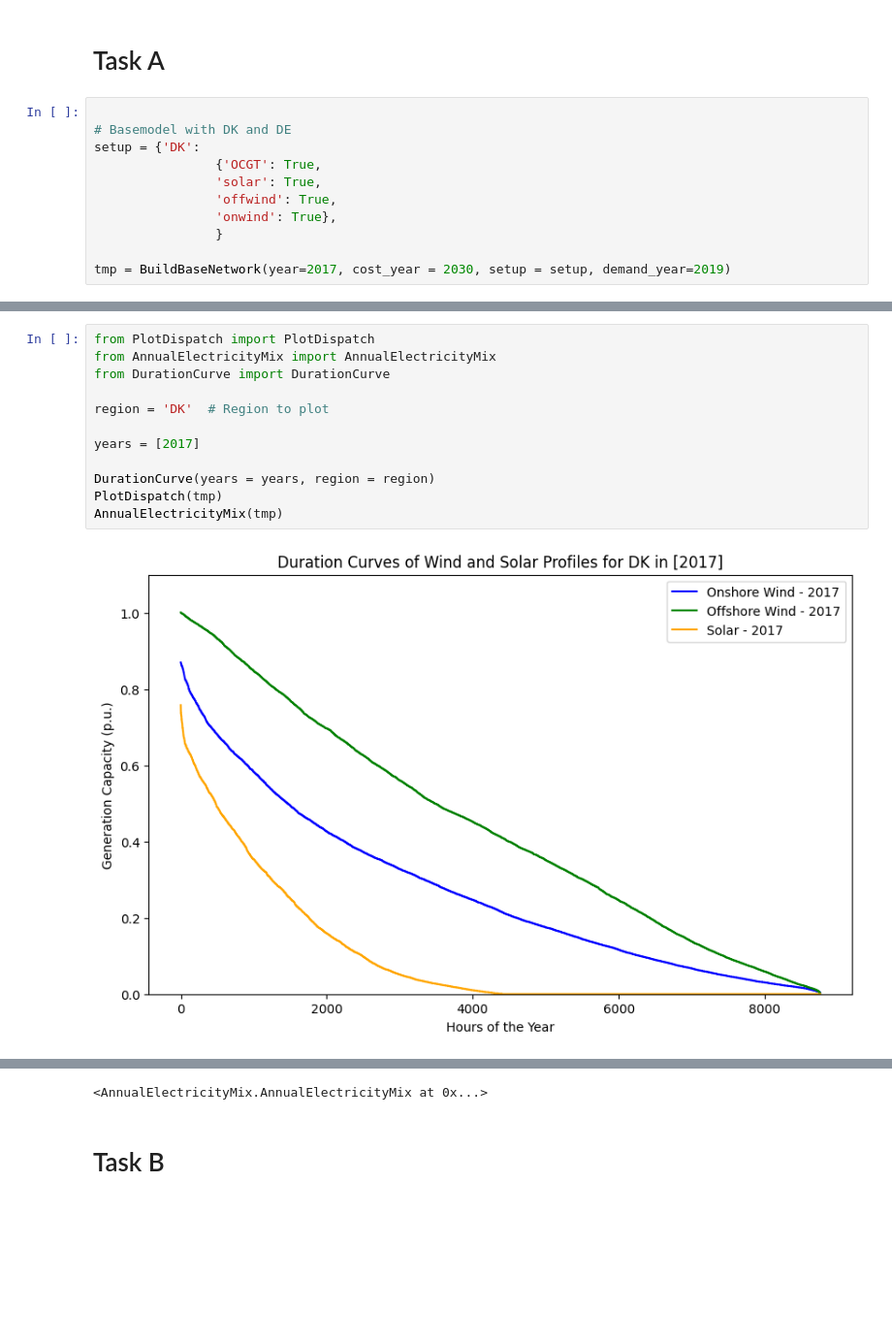
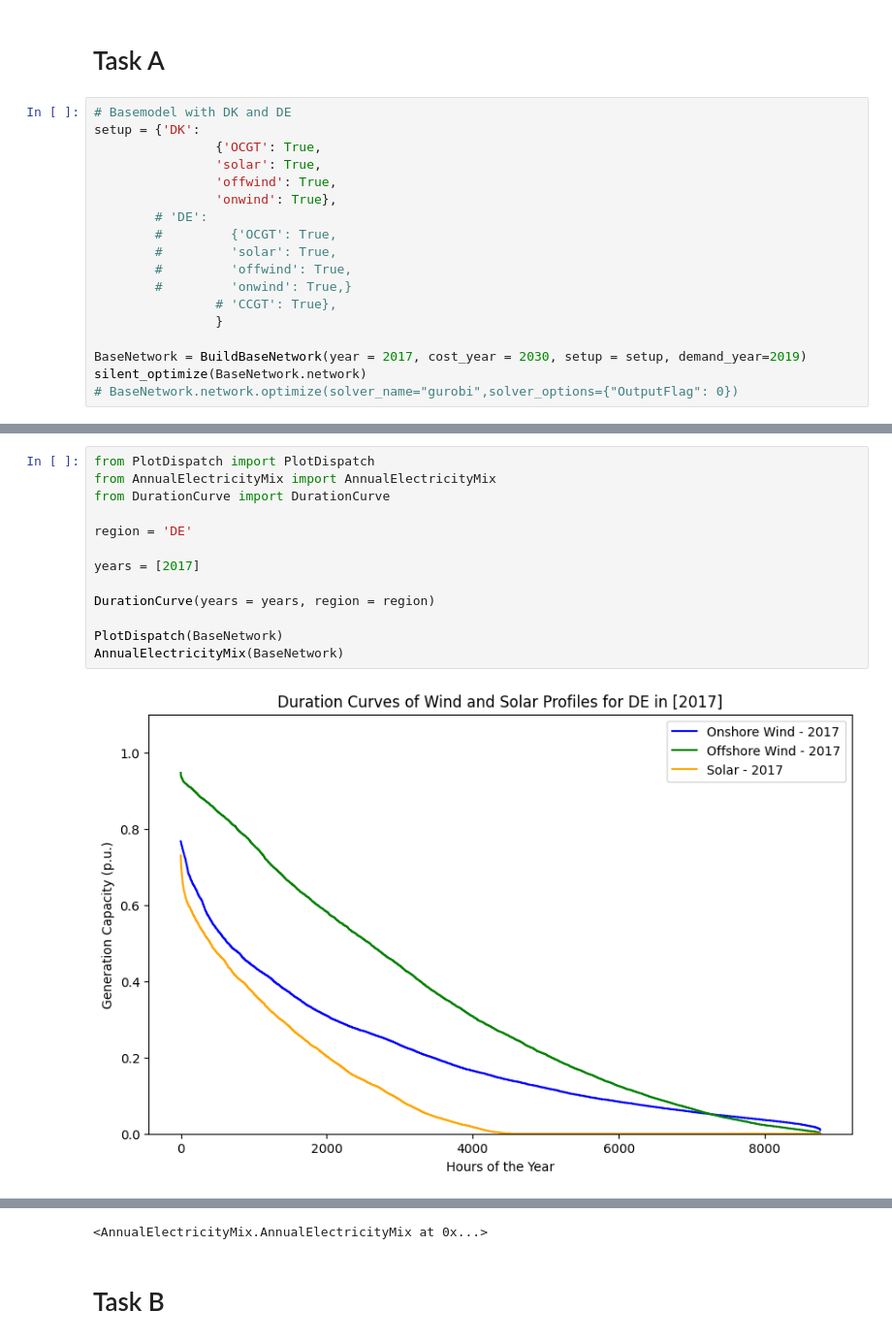
Before and after one commit to jeppebyberg/ieg, a Jupyter notebook: project.ipynb, the cells around one changed output, grey strips where cells are left out. Shown at 97% size. Saved outputs shown, nothing was run; the diff lists cells and outputs as text; blank space fills up the shorter version.

```diff
--- a/project.ipynb
+++ b/project.ipynb
@@ -19,13 +12,20 @@ logging.getLogger().setLevel(logging.CRITICAL)
 # %% [markdown]
 # Task A
 # %%
-
 # Basemodel with DK and DE
 setup = {'DK':
                 {'OCGT': True,
                 'solar': True,
                 'offwind': True,
                 'onwind': True},
+        # 'DE':
+        #         {'OCGT': True,
+        #         'solar': True,
+        #         'offwind': True,
+        #         'onwind': True,}
+                # 'CCGT': True},
                 }
 
-tmp = BuildBaseNetwork(year=2017, cost_year = 2030, setup = setup, demand_year=2019)
+BaseNetwork = BuildBaseNetwork(year = 2017, cost_year = 2030, setup = setup, demand_year=2019)
+silent_optimize(BaseNetwork.network)
+# BaseNetwork.network.optimize(solver_name="gurobi",solver_options={"OutputFlag": 0})
@@ -86,17 +41,18 @@ onwind DK & 5500.00 \\
 # %%
 from PlotDispatch import PlotDispatch
 from AnnualElectricityMix import AnnualElectricityMix
 from DurationCurve import DurationCurve
 
-region = 'DK'  # Region to plot
+region = 'DE'
 
 years = [2017]
 
 DurationCurve(years = years, region = region)
-PlotDispatch(tmp)
-AnnualElectricityMix(tmp)
+
+PlotDispatch(BaseNetwork)
+AnnualElectricityMix(BaseNetwork)
 # %% [output]
-[figure, old version]
+[figure, new version]
 [figure]
 [figure]
 [figure]
```
Also changed, not shown: parts of 45 cells of this notebook.
